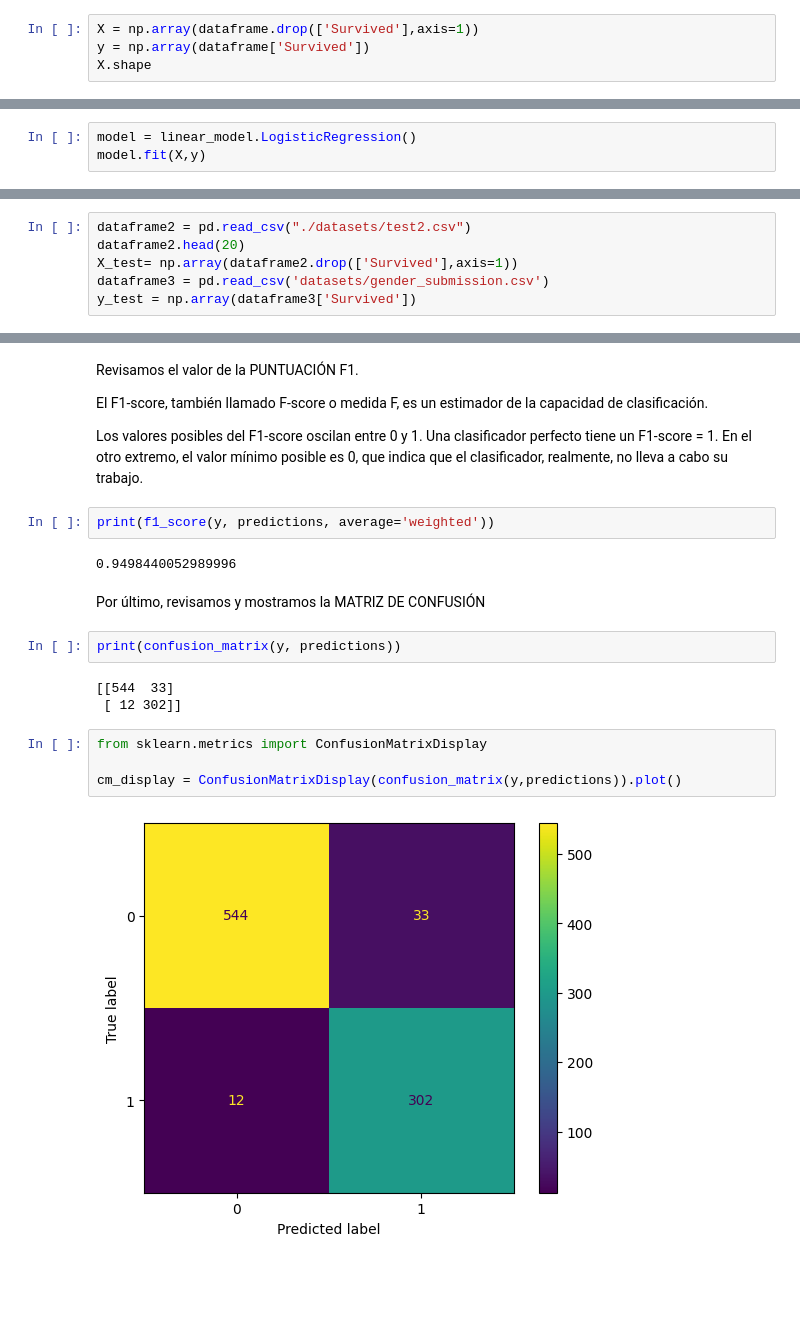
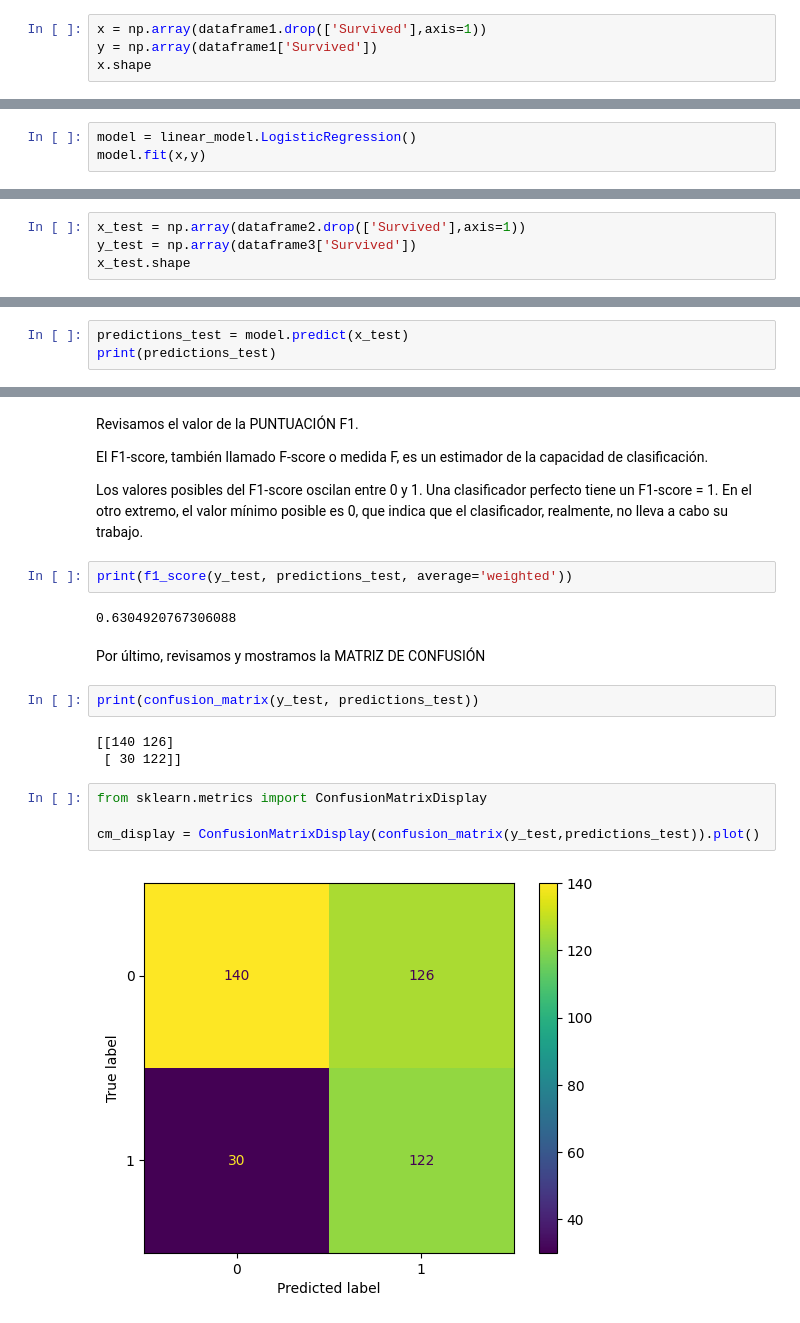
Before and after one commit to luiscargarcia/LCGE_CEIABD_IABD, a Jupyter notebook: SISTEMAS DE APRENDIZAJE AUTOMATICO/NOTEBOOKS DEL AULA/03b_Regresion_logistica_TITANIC.ipynb, the cells around one changed output, grey strips where cells are left out. Saved outputs shown, nothing was run; the diff lists cells and outputs as text; blank space fills up the shorter version.

```diff
--- a/SISTEMAS DE APRENDIZAJE AUTOMATICO/NOTEBOOKS DEL AULA/03b_Regresion_logistica_TITANIC.ipynb
+++ b/SISTEMAS DE APRENDIZAJE AUTOMATICO/NOTEBOOKS DEL AULA/03b_Regresion_logistica_TITANIC.ipynb
@@ -97,15 +97,15 @@ Cargamos las variables de las 4 columnas de entrada en **X** (conjunto de variab
 Para comprobar las predicciones, agregamos la columna “clase” en la variable **y** (variable de salida).
 Con la función **X.shape()** comprobamos la dimensión de nuestra matriz con datos de entrada (170 registros/filas por 4 columnas).
 # %%
-X = np.array(dataframe.drop(['Survived'],axis=1))
-y = np.array(dataframe['Survived'])
-X.shape
+x = np.array(dataframe1.drop(['Survived'],axis=1))
+y = np.array(dataframe1['Survived'])
+x.shape
 # %% [output]
 (891, 8)
 # %% [markdown]
 Pasamos a crear y entrenar nuestro modelo de Regresión Logística
 # %%
 model = linear_model.LogisticRegression()
-model.fit(X,y)
+model.fit(x,y)
 # %% [output]
 LogisticRegression()
@@ -112,6 +154,4 @@ LogisticRegression()
 # %%
-dataframe2 = pd.read_csv("./datasets/test2.csv")
-dataframe2.head(20)
-X_test= np.array(dataframe2.drop(['Survived'],axis=1))
-dataframe3 = pd.read_csv('datasets/gender_submission.csv')
+x_test = np.array(dataframe2.drop(['Survived'],axis=1))
 y_test = np.array(dataframe3['Survived'])
+x_test.shape
@@ -142,0 +172,3 @@ array([0, 0, 0, 0, 0, 0, 0, 0, 1, 0, 0, 1, 1, 0, 1, 1, 1, 0, 0, 1, 1, 0,
+# %%
+predictions_test = model.predict(x_test)
+print(predictions_test)
@@ -292,20 +343,20 @@ El F1-score, también llamado F-score o medida F, es un estimador de la capacida
 
 Los valores posibles del F1-score oscilan entre 0 y 1. Una clasificador perfecto tiene un F1-score = 1. En el otro extremo, el valor mínimo posible es 0, que indica que el clasificador, realmente, no lleva a cabo su trabajo.
 # %%
-print(f1_score(y, predictions, average='weighted'))
+print(f1_score(y_test, predictions_test, average='weighted'))
 # %% [output]
-0.9498440052989996
+0.6304920767306088
 # %% [markdown]
 Por último, revisamos y mostramos la MATRIZ DE CONFUSIÓN
 # %%
-print(confusion_matrix(y, predictions))
+print(confusion_matrix(y_test, predictions_test))
 # %% [output]
-[[544  33]
- [ 12 302]]
+[[140 126]
+ [ 30 122]]
 # %%
 from sklearn.metrics import ConfusionMatrixDisplay
 
-cm_display = ConfusionMatrixDisplay(confusion_matrix(y,predictions)).plot()
+cm_display = ConfusionMatrixDisplay(confusion_matrix(y_test,predictions_test)).plot()
 # %% [output]
-[figure, old version]
+[figure, new version]
 # %%
```
Also changed, not shown: parts of 23 cells of this notebook, 1 other file.
